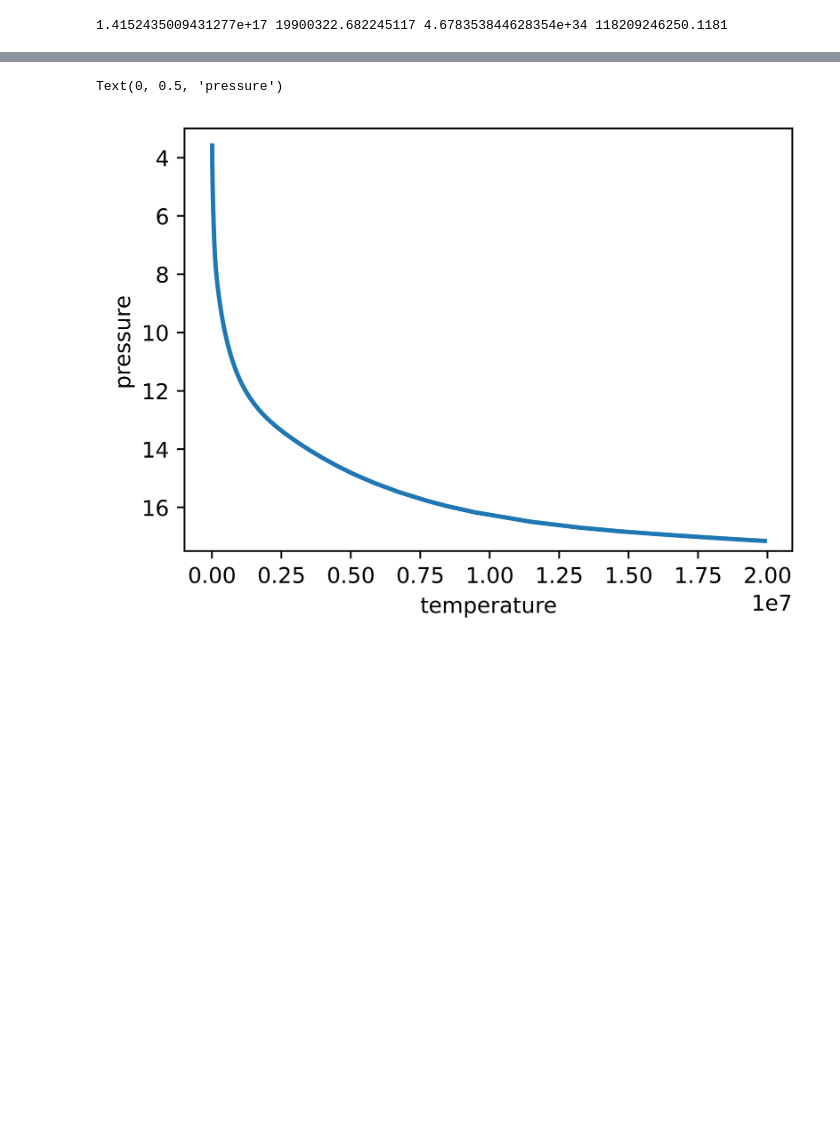
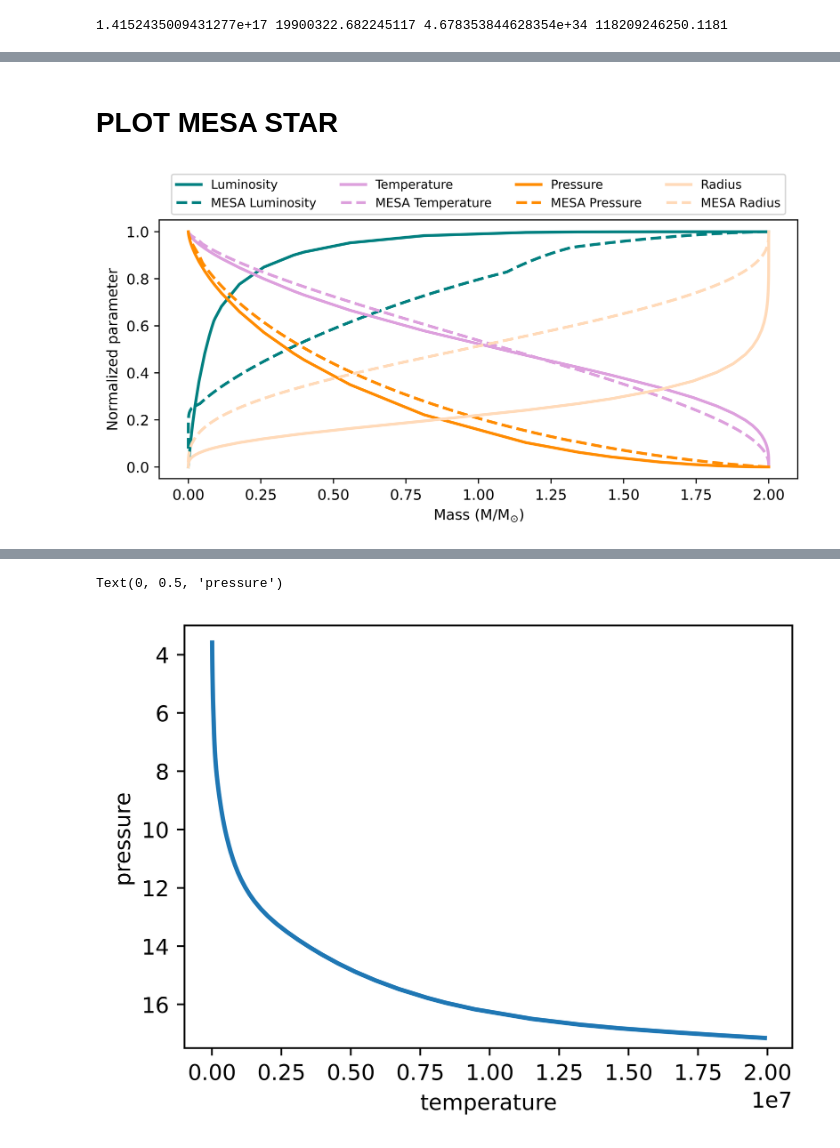
Before and after one commit to ashmessier/SS_calculation, a Jupyter notebook: test_functions.ipynb, the cells around one changed output, grey strips where cells are left out. Drawn from its saved outputs; the diff is of its cells as text; code cells hidden in the pictures; blank space fills up the shorter version.

Commit message:
added MESA work

```diff
--- a/test_functions.ipynb
+++ b/test_functions.ipynb
@@ -296 +353,61 @@ plt.savefig("plots/mass_temp_press_lum_one.png")
 [figure]
+# %% [markdown]
+# PLOT MESA STAR
+# %%
+# plot MESA strucure on top
+
+# import mesa_reader to make its classes accessible
+import mesa_reader as mr
+
+# load the profile file into a MesaData instance
+p = mr.MesaData('/Users/asmessier/Desktop/JHU/Spring2026/stars/MESA_work/LOGS/profile1.data')
+
+# access the temperature column of data
+
+MESA_T = 10 ** p.logT
+MESA_rho = p.Rho
+MESA_R = p.R * Rsun
+MESA_P = p.P
+MESA_mass = p.mass
+MESA_pp = p.pp
+MESA_cno = p.cno
+MESA_L = p.luminosity * p.lsun
+# %%
+# normalized
+
+# central density value seems fine but seems like the opacity table can't read the R value -> R value ~ 10 right now but want it to be like <8.70
+
+fig, axes = plt.subplots(1, sharex=True, dpi=750, figsize=(7,3.5))
+
+color_lum = "teal"
+color_temp = "plum"
+color_press = "darkorange"
+color_rad = "peachpuff"
+
+# plot my output
+axes.plot(mass_arr/Msun, lum_arr/np.max(lum_arr), color=color_lum, linewidth=2, label="Luminosity")
+plt.plot(sorted(MESA_mass)[:-25], sorted(MESA_L[:-25])/np.median(MESA_L[:-25]), color=color_lum, linestyle="--", linewidth=2, label="MESA Luminosity")
+
+axes.plot(mass_arr/Msun, temp_arr/np.max(temp_arr), color=color_temp, linewidth=2, label="Temperature")
+plt.plot(MESA_mass, MESA_T/np.max(MESA_T), color=color_temp, linestyle="--", linewidth=2, label="MESA Temperature")
+
+axes.plot(mass_arr/Msun, pressure_arr/np.max(pressure_arr), color=color_press, linewidth=2, label="Pressure")
+plt.plot(MESA_mass, MESA_P/np.max(MESA_P), color=color_press, linestyle="--", linewidth=2, label="MESA Pressure")
+
+axes.plot(mass_arr/Msun, radius_arr/np.max(radius_arr), color=color_rad, linewidth=2, label="Radius")
+plt.plot(MESA_mass, MESA_R/np.max(MESA_R), color=color_rad, linestyle="--", linewidth=2, label="MESA Radius")
+
+
+plt.legend()
+
+#axes.semilogy()
+plt.legend(loc='upper center',
+           bbox_to_anchor=(0.5, 1.2),
+           ncol=4, fontsize=8.5)
+fig.tight_layout()
+axes.set_xlabel(r"Mass (M/M$_{\odot}$)")
+axes.set_ylabel("Normalized parameter")
+#plt.ylim(1e-3, 1e2)
+plt.savefig("MESA_vs_star.png", bbox_inches='tight')
+# %% [output]
+[figure, added]
```
Also changed, not shown: parts of 15 cells of this notebook, 21 other files.
